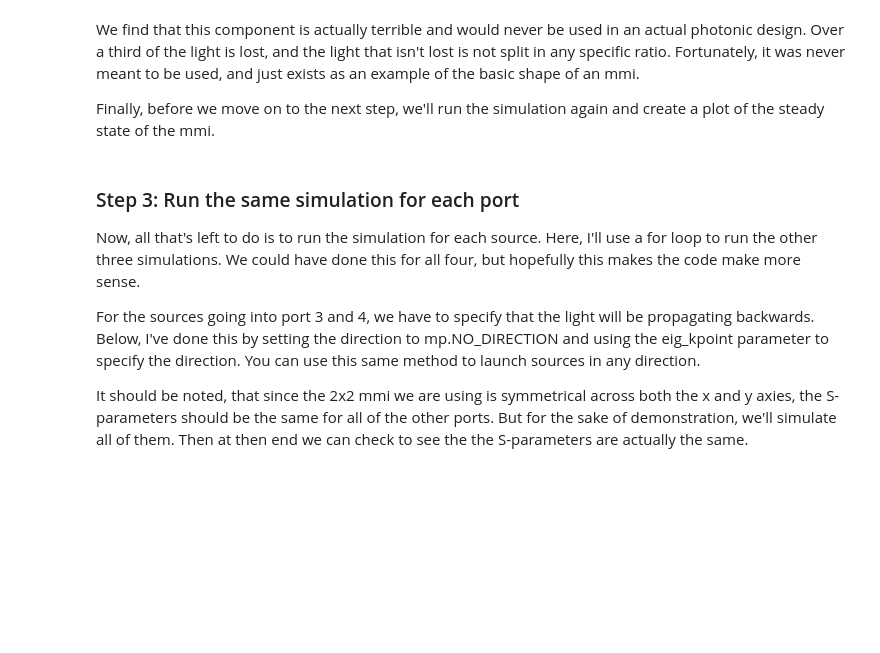
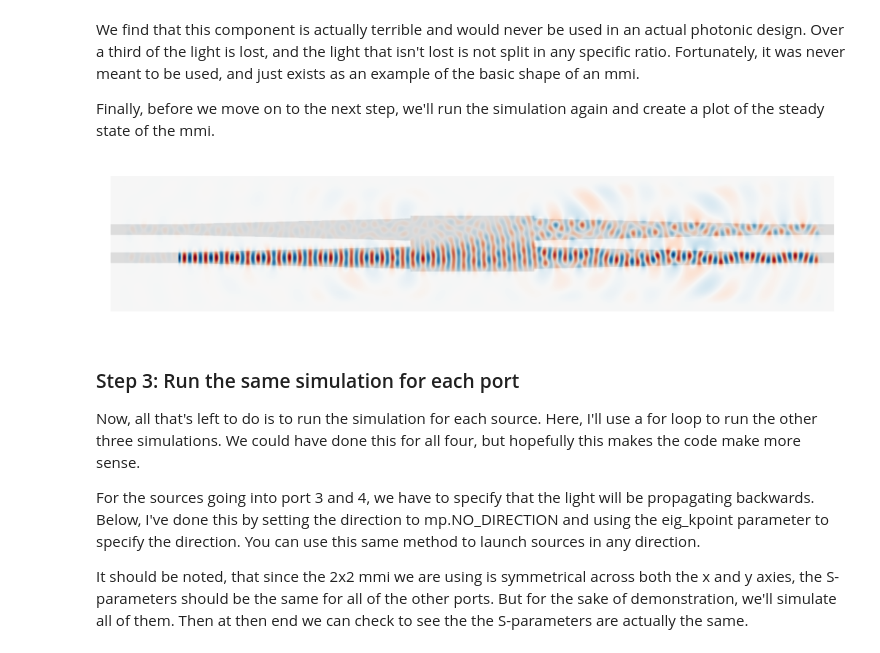
Before and after one commit to BYUCamachoLab/Photonics-Bootcamp, a Jupyter notebook: book/pages/scattering_parameters.ipynb, the cells around one changed output. Saved outputs shown, nothing was run; the diff lists cells and outputs as text; code cells hidden in the pictures; blank space fills up the shorter version.

```diff
--- a/book/pages/scattering_parameters.ipynb
+++ b/book/pages/scattering_parameters.ipynb
@@ -231,34 +258,36 @@ sources = [
         eig_match_freq=True,
     )
 ]
 
 # Sets up the simulation again
 sim = mp.Simulation(
     resolution=res,
     cell_size=cell,
     boundary_layers=[mp.PML(dpml)],
     sources=sources,
     geometry=geometry,
 )
 
 # Runs the simulation for a long time to ensure that the fields have reached a steady state
-sim.run(until=300)
+sim.run(until_after_sources=100)
 
 # Gets data
 eps_data = sim.get_epsilon() # Epsilon Data / The Geometry / An array that holds what materials are where
 ez_data = np.real(sim.get_efield_z()) # Values for the component of the E-field in the z direction (in/out of screen)
 
 # Creates the plot
 plt.figure(dpi=200)
 plt.imshow(np.transpose(eps_data), interpolation="spline36", cmap="binary")
 plt.imshow(
     np.flipud(np.transpose(ez_data)),
     interpolation="spline36",
     cmap="RdBu",
     alpha=0.9,
 )
 plt.axis("off")
 plt.show()
+# %% [output]
+[figure, added]
 # %% [markdown]
 ### Step 3: Run the same simulation for each port
 
```
Also changed, not shown: parts of 8 cells of this notebook.
